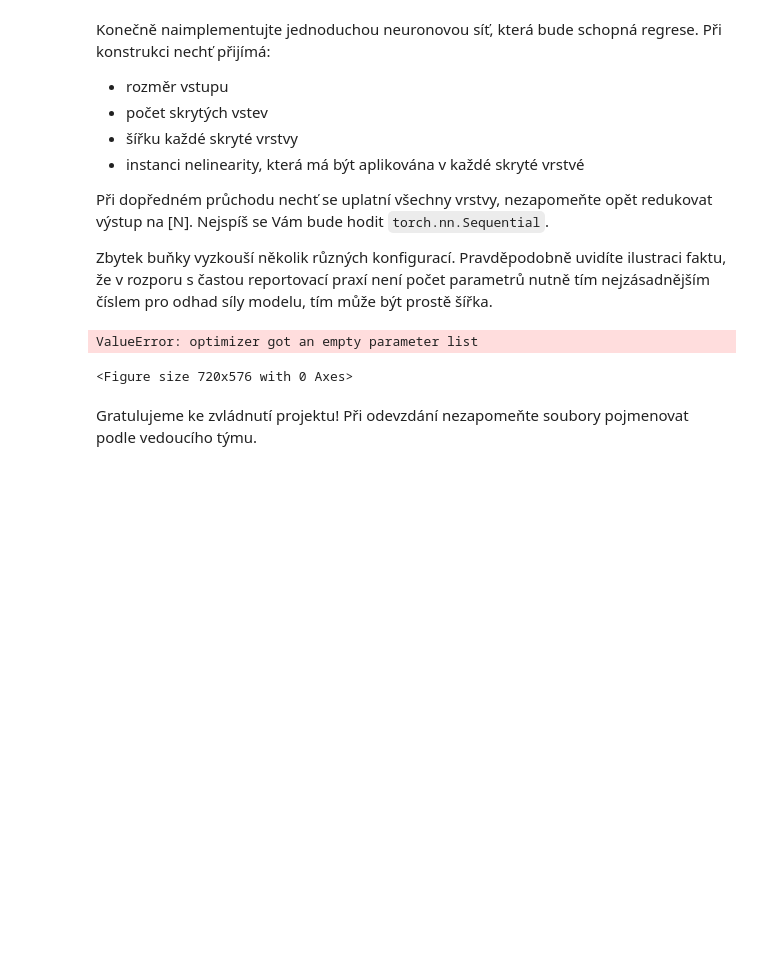
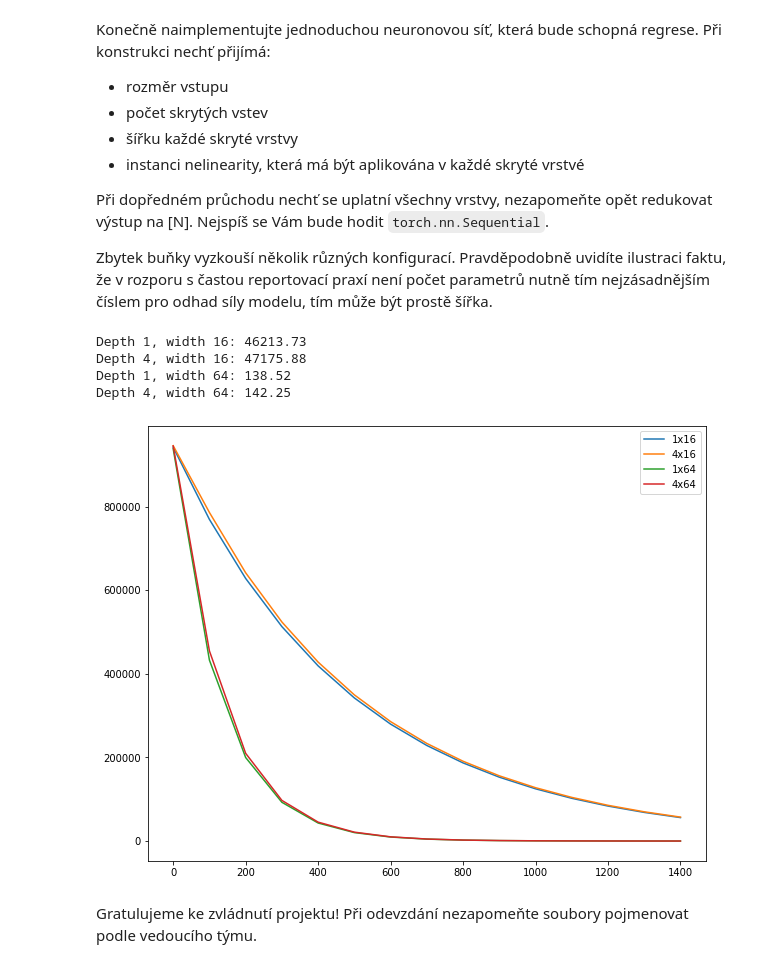
Before and after one commit to T-ess/VUT-SUI-neural, a Jupyter notebook: zadani.ipynb, the cells around one changed output. Saved outputs shown, nothing was run; the diff lists cells and outputs as text; code cells hidden in the pictures; blank space fills up the shorter version.

```diff
--- a/zadani.ipynb
+++ b/zadani.ipynb
@@ -376,31 +374,41 @@ Pravděpodobně uvidíte ilustraci faktu, že v rozporu s častou reportovací p
 # %%
 class LocalMeteoModel(torch.nn.Module):
     def __init__(self, input_dim, nb_layers, layer_width, nonlinearity):
         super().__init__()
         self.input_dim = input_dim
         assert nb_layers >= 1
-
-        pass
+        layers = []
+        for i in range(nb_layers):
+            if (i == 0):
+                layers.append(torch.nn.Linear(input_dim, layer_width))
+            else:
+                layers.append(torch.nn.Linear(layer_width, layer_width))
+            layers.append(nonlinearity)
+        layers.append(torch.nn.Linear(layer_width, 1))
+        self.nw = torch.nn.Sequential(*layers)
 
     def forward(self, x):
-        return None
+        return self.nw(x).squeeze()
 
 
 def depth_progress(depth, width):
     nn_predictor = LocalMeteoModel(train_dataset.in_dim, depth, width, torch.nn.Tanh())
     optimizer = torch.optim.SGD(nn_predictor.parameters(), 3e-5)
     progress = train(nn_predictor, train_stream, optimizer, 1500, 100, valid_loader)
     print(f"Depth {depth}, width {width}: {evaluate(nn_predictor, valid_loader):.2f}")
     return progress
 
 plt.figure(figsize=(10, 8))
 for depth, width in [(1, 16), (4, 16), (1, 64), (4, 64)]:
     progress = depth_progress(depth, width)
     plt.plot([item[0] for item in progress], [item[1] for item in progress], label=f"{depth}x{width}")
 plt.legend()
 plt.show()
 # %% [output]
-ValueError: optimizer got an empty parameter list
+Depth 1, width 16: 46213.73
+Depth 4, width 16: 47175.88
+Depth 1, width 64: 138.52
+Depth 4, width 64: 142.25
-<Figure size 720x576 with 0 Axes>
+[figure, added]
 # %% [markdown]
 Gratulujeme ke zvládnutí projektu! Při odevzdání nezapomeňte soubory pojmenovat podle vedoucího týmu.
```
Also changed, not shown: parts of 6 cells of this notebook.
